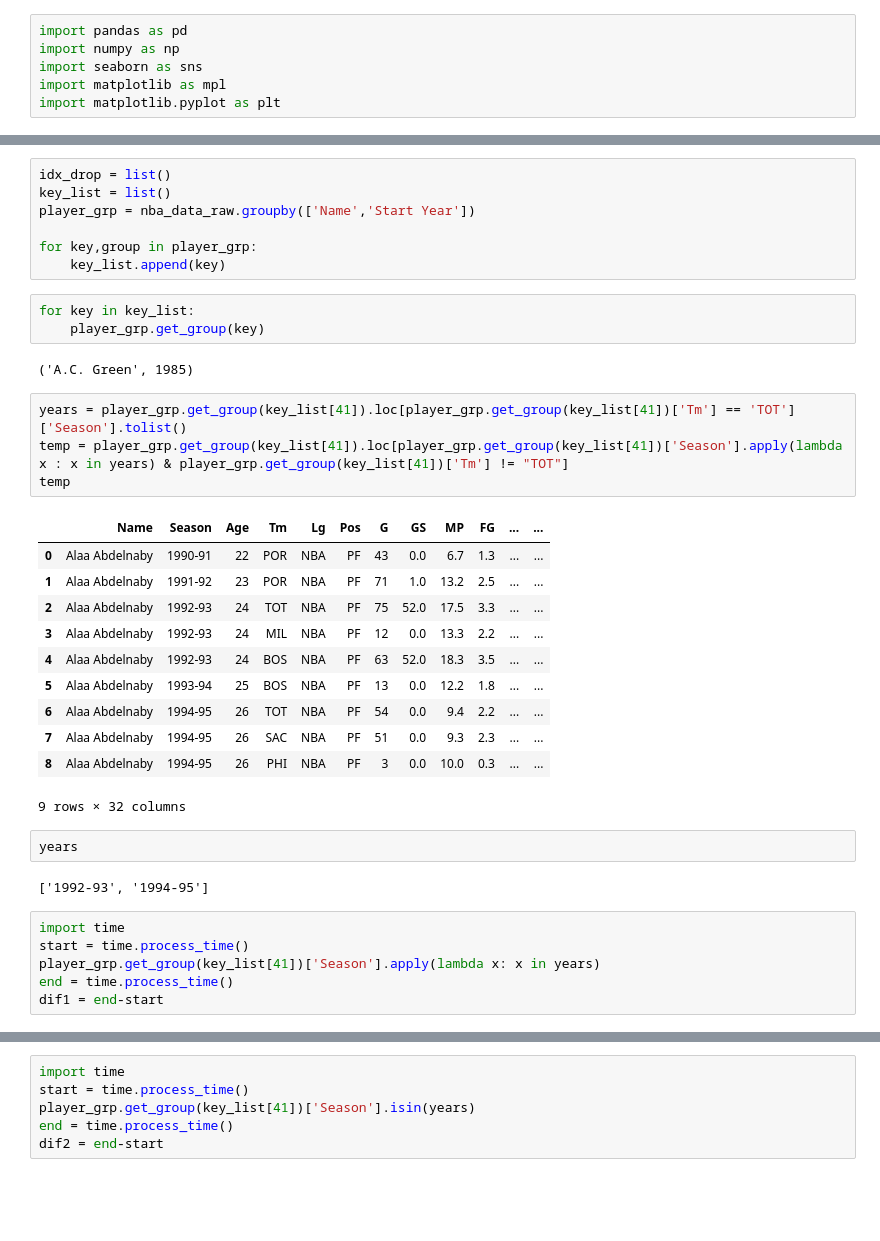
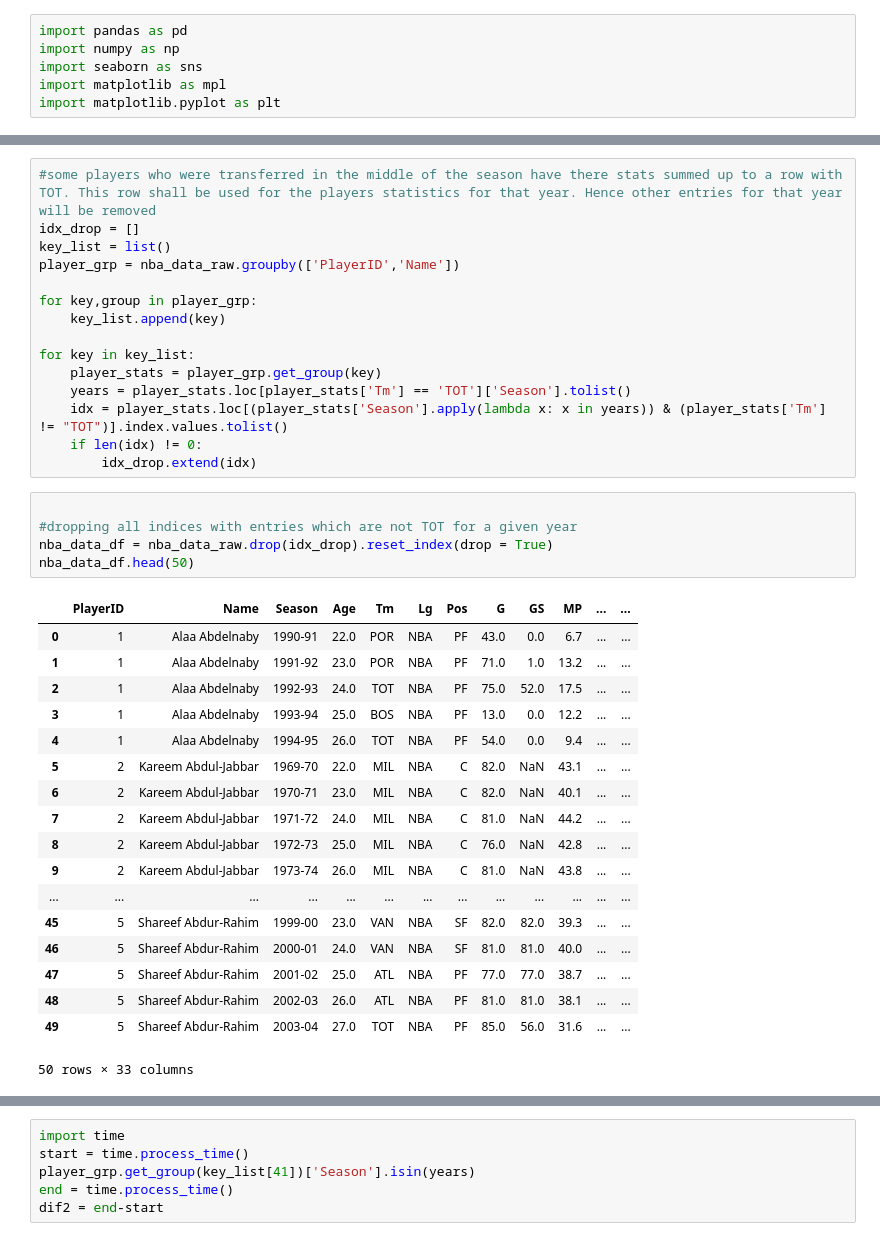
Before and after one commit to Pasindu19970808/NBAData, a Jupyter notebook: NBA_EDA.ipynb, the cells around one changed output, grey strips where cells are left out. Cells and saved outputs as stored; diff of their text form; blank space fills up the shorter version.

```diff
--- a/NBA_EDA.ipynb
+++ b/NBA_EDA.ipynb
@@ -62,38 +71,39 @@ nba_data_raw.loc[nba_data_raw["Tm"] == "TOT"]
-# %%
-idx_drop = list()
-key_list = list()
-player_grp = nba_data_raw.groupby(['Name','Start Year'])
-
-for key,group in player_grp:
-    key_list.append(key)
-# %%
-for key in key_list:
-    player_grp.get_group(key)
-# %% [output]
-('A.C. Green', 1985)
-# %%
-years = player_grp.get_group(key_list[41]).loc[player_grp.get_group(key_list[41])['Tm'] == 'TOT']['Season'].tolist()
-temp = player_grp.get_group(key_list[41]).loc[player_grp.get_group(key_list[41])['Season'].apply(lambda x : x in years) & player_grp.get_group(key_list[41])['Tm'] != "TOT"]
-temp
-# %% [output]
-|  | Name | Season | Age | Tm | Lg | Pos | G | GS | MP | FG | ... | ... |
-| 0 | Alaa Abdelnaby | 1990-91 | 22 | POR | NBA | PF | 43 | 0.0 | 6.7 | 1.3 | ... | ... |
-| 1 | Alaa Abdelnaby | 1991-92 | 23 | POR | NBA | PF | 71 | 1.0 | 13.2 | 2.5 | ... | ... |
-| 2 | Alaa Abdelnaby | 1992-93 | 24 | TOT | NBA | PF | 75 | 52.0 | 17.5 | 3.3 | ... | ... |
-| 3 | Alaa Abdelnaby | 1992-93 | 24 | MIL | NBA | PF | 12 | 0.0 | 13.3 | 2.2 | ... | ... |
-| 4 | Alaa Abdelnaby | 1992-93 | 24 | BOS | NBA | PF | 63 | 52.0 | 18.3 | 3.5 | ... | ... |
-| 5 | Alaa Abdelnaby | 1993-94 | 25 | BOS | NBA | PF | 13 | 0.0 | 12.2 | 1.8 | ... | ... |
-| 6 | Alaa Abdelnaby | 1994-95 | 26 | TOT | NBA | PF | 54 | 0.0 | 9.4 | 2.2 | ... | ... |
-| 7 | Alaa Abdelnaby | 1994-95 | 26 | SAC | NBA | PF | 51 | 0.0 | 9.3 | 2.3 | ... | ... |
-| 8 | Alaa Abdelnaby | 1994-95 | 26 | PHI | NBA | PF | 3 | 0.0 | 10.0 | 0.3 | ... | ... |
-9 rows × 32 columns
-# %%
-years
-# %% [output]
-['1992-93', '1994-95']
-# %%
-import time
-start = time.process_time()
-player_grp.get_group(key_list[41])['Season'].apply(lambda x: x in years)
-end = time.process_time()
-dif1 = end-start
+# %%
+#some players who were transferred in the middle of the season have there stats summed up to a row with TOT. This row shall be used for the players statistics for that year. Hence other entries for that year will be removed
+idx_drop = []
+key_list = list()
+player_grp = nba_data_raw.groupby(['PlayerID','Name'])
+
+for key,group in player_grp:
+    key_list.append(key)
+
+for key in key_list:
+    player_stats = player_grp.get_group(key)
+    years = player_stats.loc[player_stats['Tm'] == 'TOT']['Season'].tolist()
+    idx = player_stats.loc[(player_stats['Season'].apply(lambda x: x in years)) & (player_stats['Tm'] != "TOT")].index.values.tolist()
+    if len(idx) != 0:
+        idx_drop.extend(idx)
+# %%
+
+#dropping all indices with entries which are not TOT for a given year
+nba_data_df = nba_data_raw.drop(idx_drop).reset_index(drop = True)
+nba_data_df.head(50)
+# %% [output]
+|  | PlayerID | Name | Season | Age | Tm | Lg | Pos | G | GS | MP | ... | ... |
+| 0 | 1 | Alaa Abdelnaby | 1990-91 | 22.0 | POR | NBA | PF | 43.0 | 0.0 | 6.7 | ... | ... |
+| 1 | 1 | Alaa Abdelnaby | 1991-92 | 23.0 | POR | NBA | PF | 71.0 | 1.0 | 13.2 | ... | ... |
+| 2 | 1 | Alaa Abdelnaby | 1992-93 | 24.0 | TOT | NBA | PF | 75.0 | 52.0 | 17.5 | ... | ... |
+| 3 | 1 | Alaa Abdelnaby | 1993-94 | 25.0 | BOS | NBA | PF | 13.0 | 0.0 | 12.2 | ... | ... |
+| 4 | 1 | Alaa Abdelnaby | 1994-95 | 26.0 | TOT | NBA | PF | 54.0 | 0.0 | 9.4 | ... | ... |
+| 5 | 2 | Kareem Abdul-Jabbar | 1969-70 | 22.0 | MIL | NBA | C | 82.0 | NaN | 43.1 | ... | ... |
+| 6 | 2 | Kareem Abdul-Jabbar | 1970-71 | 23.0 | MIL | NBA | C | 82.0 | NaN | 40.1 | ... | ... |
+| 7 | 2 | Kareem Abdul-Jabbar | 1971-72 | 24.0 | MIL | NBA | C | 81.0 | NaN | 44.2 | ... | ... |
+| 8 | 2 | Kareem Abdul-Jabbar | 1972-73 | 25.0 | MIL | NBA | C | 76.0 | NaN | 42.8 | ... | ... |
+| 9 | 2 | Kareem Abdul-Jabbar | 1973-74 | 26.0 | MIL | NBA | C | 81.0 | NaN | 43.8 | ... | ... |
+| ... | ... | ... | ... | ... | ... | ... | ... | ... | ... | ... | ... | ... |
+| 45 | 5 | Shareef Abdur-Rahim | 1999-00 | 23.0 | VAN | NBA | SF | 82.0 | 82.0 | 39.3 | ... | ... |
+| 46 | 5 | Shareef Abdur-Rahim | 2000-01 | 24.0 | VAN | NBA | SF | 81.0 | 81.0 | 40.0 | ... | ... |
+| 47 | 5 | Shareef Abdur-Rahim | 2001-02 | 25.0 | ATL | NBA | PF | 77.0 | 77.0 | 38.7 | ... | ... |
+| 48 | 5 | Shareef Abdur-Rahim | 2002-03 | 26.0 | ATL | NBA | PF | 81.0 | 81.0 | 38.1 | ... | ... |
+| 49 | 5 | Shareef Abdur-Rahim | 2003-04 | 27.0 | TOT | NBA | PF | 85.0 | 56.0 | 31.6 | ... | ... |
+50 rows × 33 columns
```
Also changed, not shown: parts of 14 cells of this notebook, 4 other files.
